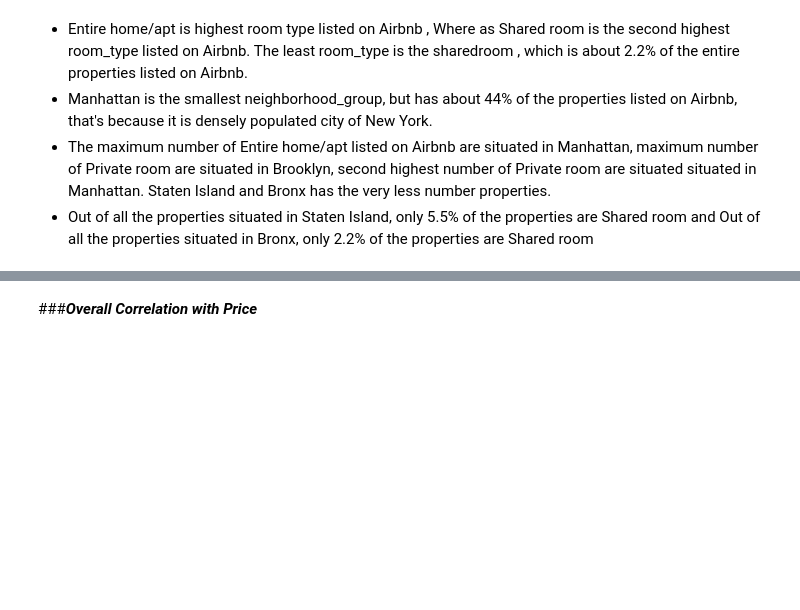
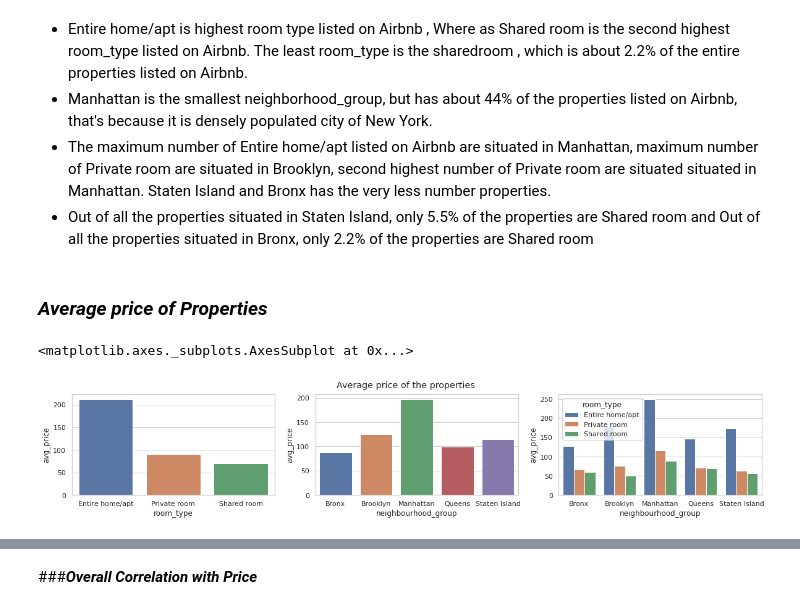
Before and after one commit to amanichivilkar/Airbnb-Booking-Analysis, a Jupyter notebook: Amani_Chivilkar_M1W4_Airbnb_Bookings_Analysis_Capstone_Project.ipynb, the cells around one changed output, grey strips where cells are left out. Drawn from its saved outputs; the diff is of its cells as text; code cells hidden in the pictures; blank space fills up the shorter version.

Commit message:
Average price of Properties

```diff
--- a/Amani_Chivilkar_M1W4_Airbnb_Bookings_Analysis_Capstone_Project.ipynb
+++ b/Amani_Chivilkar_M1W4_Airbnb_Bookings_Analysis_Capstone_Project.ipynb
@@ -352,3 +352,24 @@ The least room_type is the sharedroom , which is about 2.2% of the entire proper
 * The maximum number of Entire home/apt listed on Airbnb are situated in Manhattan, maximum number of Private room are situated in Brooklyn, second highest number of Private room are situated situated in Manhattan.
 Staten Island and Bronx has the very less number properties.
 * Out of all the properties situated in Staten Island, only 5.5% of the properties are Shared room and Out of all the properties situated in Bronx, only 2.2% of the properties are Shared room
+# %% [markdown]
+### ***Average price of Properties***
+# %%
+df1=df.groupby(['room_type'])['price'].mean().reset_index().rename(columns={'price':'avg_price'})
+df2=df.groupby(['neighbourhood_group'])['price'].mean().reset_index().rename(columns={'price':'avg_price'})
+df3=df.groupby(['neighbourhood_group','room_type'])['price'].mean().reset_index().rename(columns={'price':'avg_price'})
+
+fig, ax=plt.subplots(1,3,figsize=(20,3))
+fig.suptitle('Average price of the properties')
+
+sns.barplot(ax=ax[0],x=df1.room_type, y=df1.avg_price)
+# ax[0].set_title('Avg price of different room_type in different neighbourhood_group')
+
+sns.barplot(ax=ax[1],x=df2.neighbourhood_group, y=df2.avg_price)
+# ax[1].set_title('Avg price of different room_type in different neighbourhood_group')
+
+sns.barplot(ax=ax[2],x=df3.neighbourhood_group, y=df3.avg_price, hue=df3.room_type)
+# ax[2].set_title('Avg price of different room_type in different neighbourhood_group')
+# %% [output]
+<matplotlib.axes._subplots.AxesSubplot at 0x...>
+[figure, added]
```
Also changed, not shown: parts of 2 cells of this notebook.
